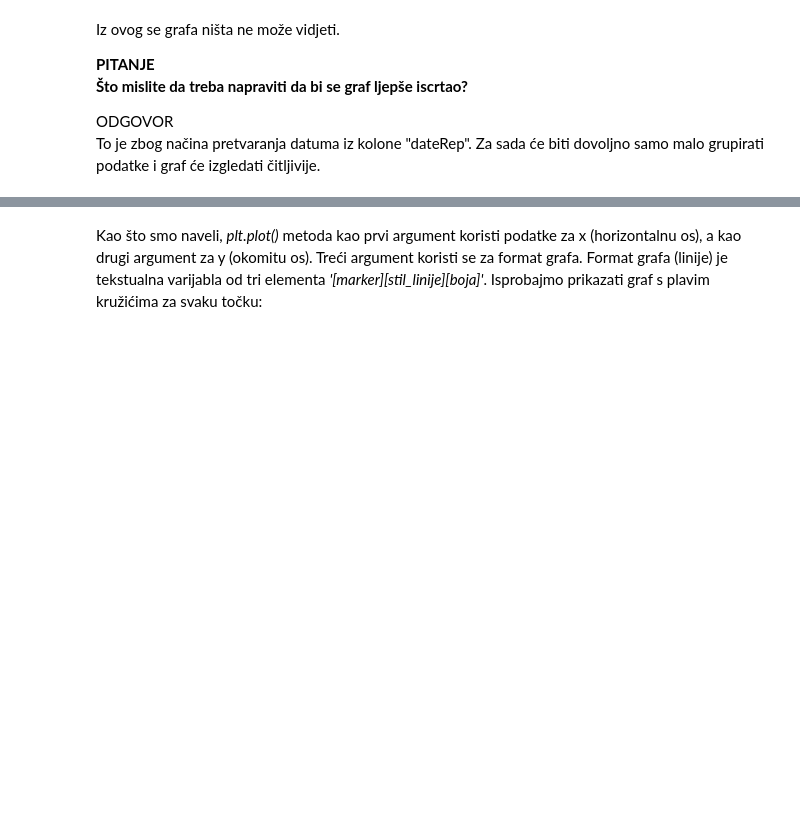
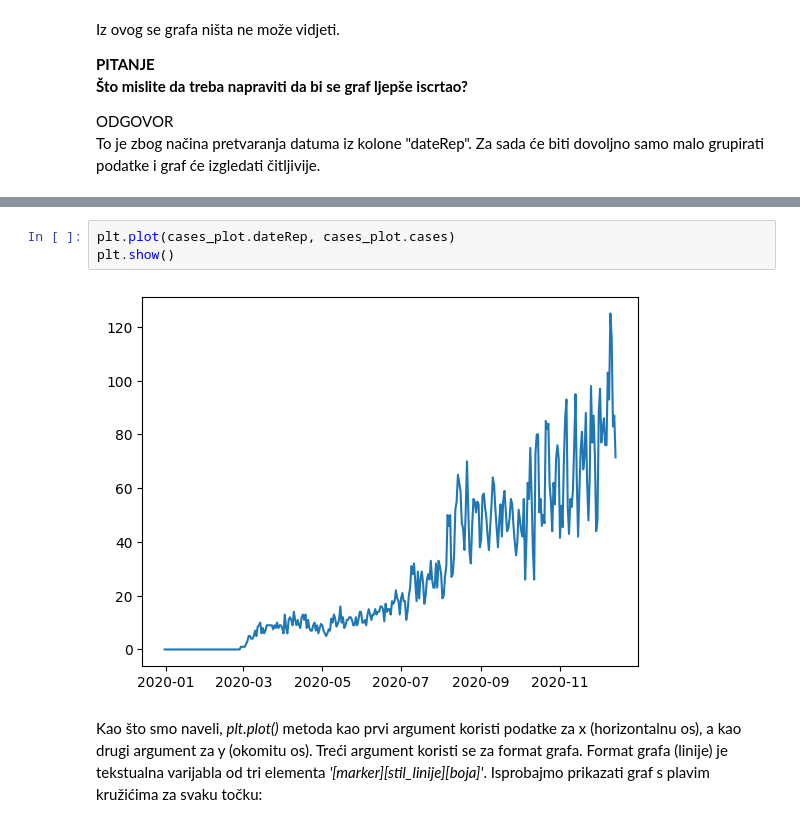
Before and after one commit to py-dev-algebra/py-jupyter-nb, a Jupyter notebook: 03 - Matplotlib/Matplotlib vizualizacija podataka.ipynb, the cells around one changed output, grey strips where cells are left out. Drawn from its saved outputs; the diff is of its cells as text; blank space fills up the shorter version.

```diff
--- a/03 - Matplotlib/Matplotlib vizualizacija podataka.ipynb
+++ b/03 - Matplotlib/Matplotlib vizualizacija podataka.ipynb
@@ -78,5 +79,10 @@ cases_plot = casedistribution_df[['dateRep', 'cases']].groupby('dateRep', as_ind
 | 348 | 2020-12-13 | 87.0 |
 | 349 | 2020-12-14 | 71.5 |
 350 rows × 2 columns
+# %%
+plt.plot(cases_plot.dateRep, cases_plot.cases)
+plt.show()
+# %% [output]
+[figure, added]
 # %% [markdown]
 Kao što smo naveli, *plt.plot()* metoda kao prvi argument koristi podatke za x (horizontalnu os), a kao drugi argument za y (okomitu os). Treći argument koristi se za format grafa. Format grafa (linije) je tekstualna varijabla od tri elementa *'\[marker\]\[stil_linije\]\[boja\]'*. Isprobajmo prikazati graf s plavim kružićima za svaku točku:
```
Also changed, not shown: parts of 5 cells of this notebook.
